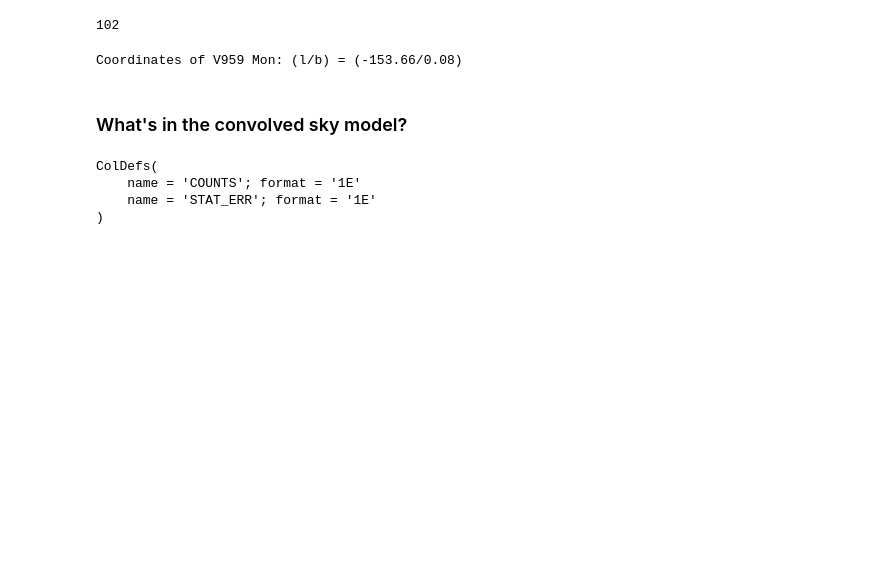
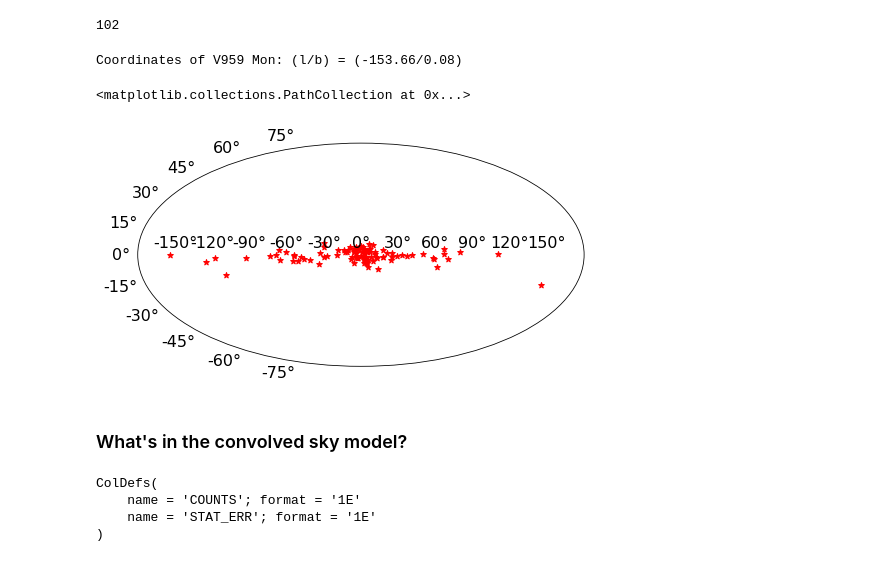
Before and after one commit to tsiegert/for-students, a Jupyter notebook: nova_analysis/stan_fit_template_spi-nova_v1.ipynb, the cells around one changed output. Saved outputs shown, nothing was run; the diff lists cells and outputs as text; code cells hidden in the pictures; blank space fills up the shorter version.

```diff
--- a/nova_analysis/stan_fit_template_spi-nova_v1.ipynb
+++ b/nova_analysis/stan_fit_template_spi-nova_v1.ipynb
@@ -153,6 +157,15 @@ ndx = 50
 print('Coordinates of '+data_frame['Name'][good_novae[ndx]]+': (l/b) = (%.2f/%.2f)' % (c_arr[ndx,0],c_arr[ndx,1]))
 # %% [output]
 Coordinates of V959 Mon: (l/b) = (-153.66/0.08)
+# %%
+# all INTEGRAL novae
+plt.subplot(projection='aitoff')
+plt.scatter(np.deg2rad(c_arr[:,0]), # aitoff  projection needs rad, not deg
+            np.deg2rad(c_arr[:,1]),
+            marker='*',alpha=1,color='red')
+# %% [output]
+<matplotlib.collections.PathCollection at 0x...>
+[figure, added]
 # %% [markdown]
 <h3>What's in the convolved sky model?</h3>
 # %%
```
Also changed, not shown: parts of 101 cells of this notebook.
